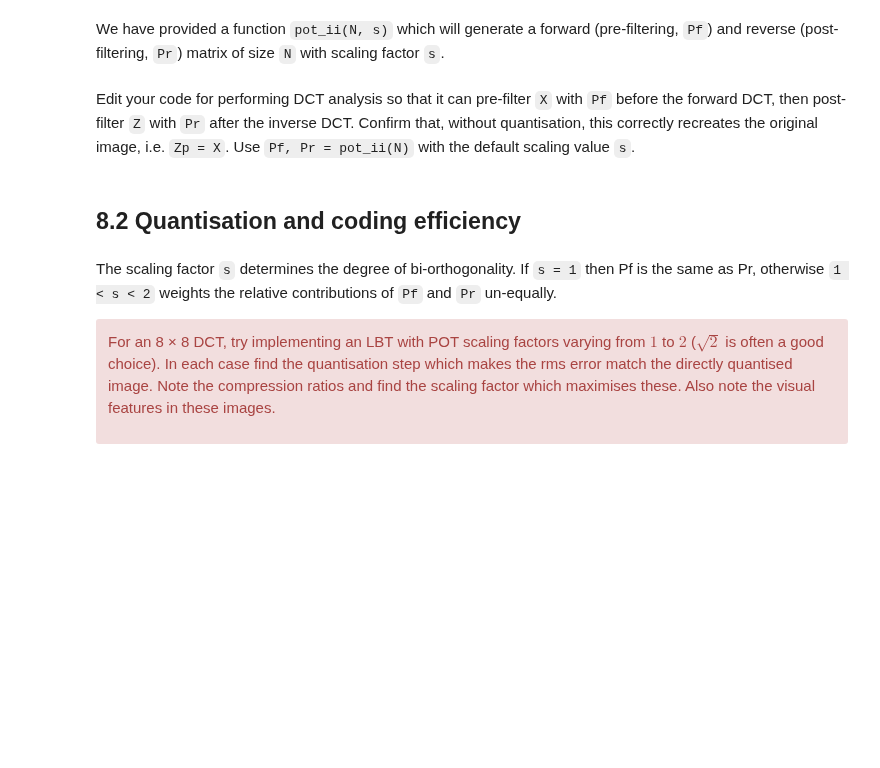
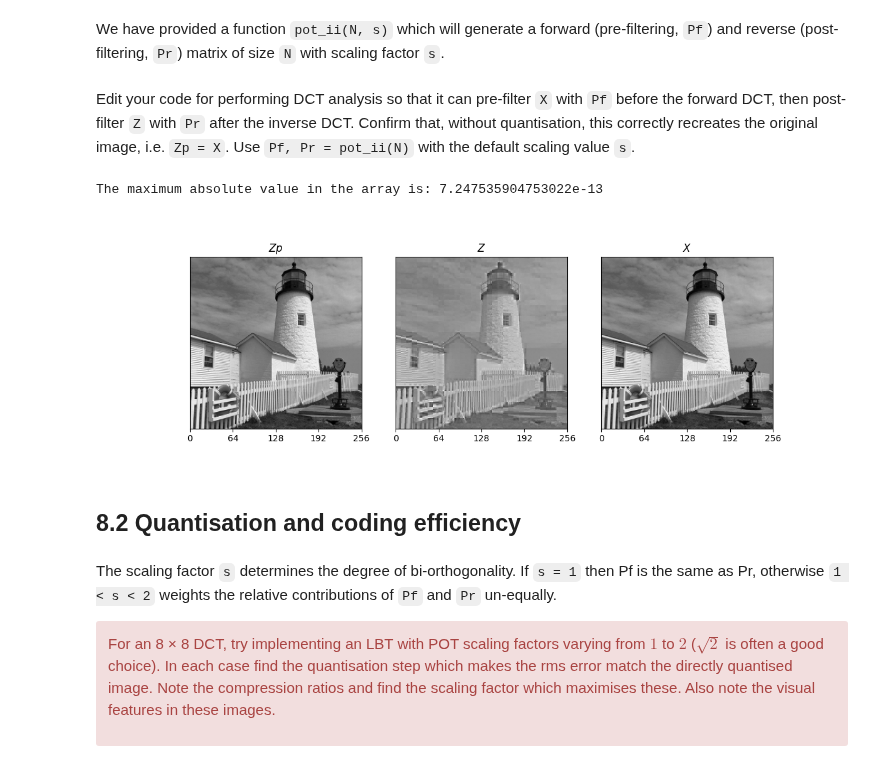
Before and after one commit to AndrewKeYanzhe/cued_sf2_lab-master, a Jupyter notebook: 8-lbt.ipynb, the cells around one changed output. Saved outputs shown, nothing was run; the diff lists cells and outputs as text; code cells hidden in the pictures; blank space fills up the shorter version.

```diff
--- a/8-lbt.ipynb
+++ b/8-lbt.ipynb
@@ -95,3 +111,81 @@ default scaling value `s`.
+# %%
+from cued_sf2_lab.dct import dct_ii
+from cued_sf2_lab.laplacian_pyramid import quantise
+from cued_sf2_lab.dct import regroup
+
+# your code here
+
+N=8
+
+Pf, Pr = pot_ii(N)
+
+t = np.s_[N//2:-N//2]  # N is the DCT size, I is the image size
+Xp = X.copy()  # copy the non-transformed edges directly from X
+Xp[t,:] = colxfm(Xp[t,:], Pf)
+Xp[:,t] = colxfm(Xp[:,t].T, Pf).T
+
+
+Xq = quantise(X,17)
+X_q_total_bits = bpp(quantise(X,17))*X.shape[0]*X.shape[1]
+
+
+C8 = dct_ii(8)
+
+Y = colxfm(colxfm(Xp, C8).T, C8).T
+
+N = 8
+
+# def f(step_size):
+#     Z = colxfm(colxfm(quantise(Y, step_size).T, C8.T).T, C8.T)
+#     return abs(np.std(X-Xq)-np.std(X-Z))
+
+# decimal_range = np.arange(0, 40, 0.1)
+# optimal_step = -1
+# smallest_diff = 10e15
+
+# for i in decimal_range:
+#     # print(i,"             ",abs(f(i)))
+#     if f(i) < smallest_diff:
+#         smallest_diff = f(i)
+#         optimal_step = i
+
+# print("optimal_step",optimal_step)
+# Y_q = quantise(Y,optimal_step)
+
+
+# Yr=regroup(Y_q, N)/N  #Yr is from quantised
+# print("total bits using dctbpp",dctbpp(Yr,N))
+
+# compression_ratio = X_q_total_bits/(dctbpp(Yr,N)) #Yr is quantised. this is variable coding N=4 here
+# print("compression ratio",compression_ratio)
+
+# Z = colxfm(colxfm(Y_q.T, C8.T).T, C8.T)
+Z = colxfm(colxfm(Y.T, C8.T).T, C8.T) #dont quantise for now
+
+
+
+Zp = Z.copy()  #copy the non-transformed edges directly from Z
+Zp[:,t] = colxfm(Zp[:,t].T, Pr.T).T
+Zp[t,:] = colxfm(Zp[t,:], Pr.T)
+
+
+titles = ["Zp","Z","X"]
+imgs = [Zp,Z,X]
+fig, axs = plt.subplots(1, 3, figsize=(12, 4), #12 is width
+                        gridspec_kw=dict(width_ratios=[img.shape[0] for img in imgs]))
+
+for ax, img, title in zip(axs, imgs, titles):
+    plot_image(img, ax=ax)
+    ax.set(yticks=[], title=f'${title}$')
+
+# compression_ratio_dict[N] = compression_ratio
+
+max_abs_value = np.max(np.abs(X-Zp))
+
+print(f"The maximum absolute value in the array is: {max_abs_value}")
+# %% [output]
+The maximum absolute value in the array is: 7.247535904753022e-13
+[figure, added]
 # %% [markdown]
 ## 8.2 Quantisation and coding efficiency
 # %% [markdown]
```
Also changed, not shown: parts of 2 cells of this notebook.
